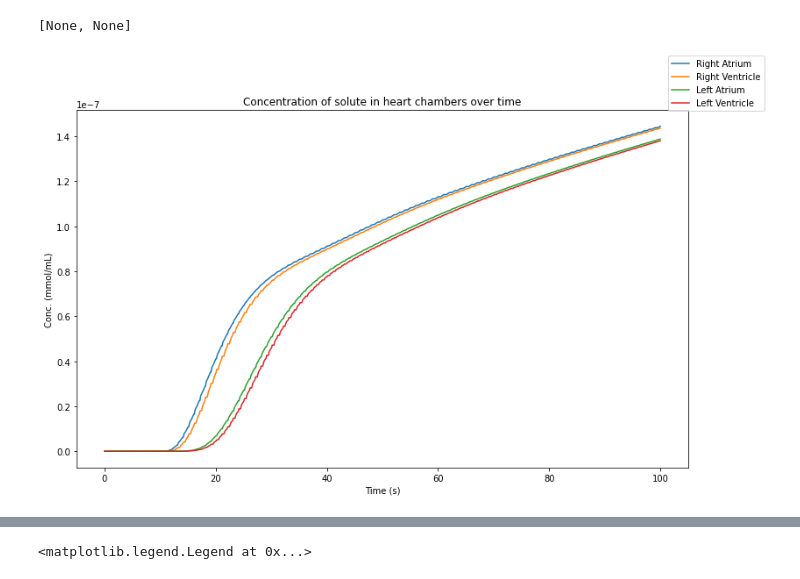
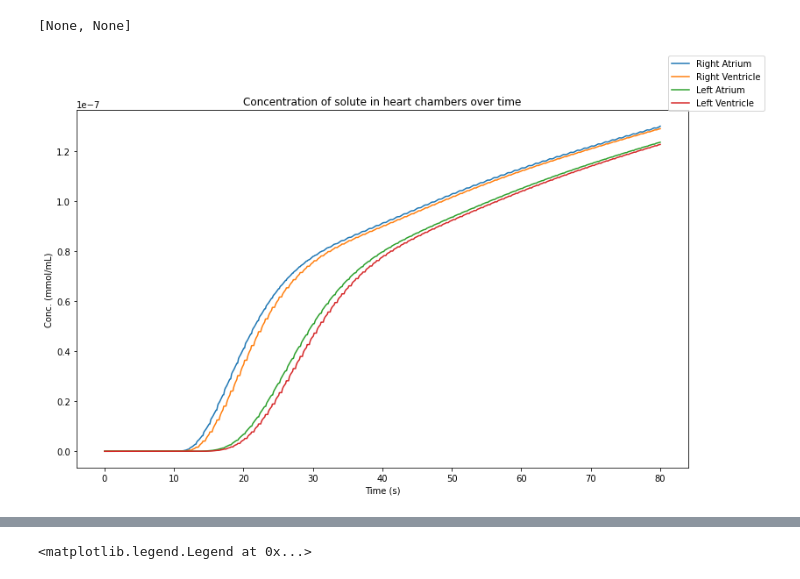
Before and after one commit to thking03/LPModel, a Jupyter notebook: lpm_test.ipynb, the cells around one changed output, grey strips where cells are left out. Drawn from its saved outputs; the diff is of its cells as text; code cells hidden in the pictures.

```diff
--- a/lpm_test.ipynb
+++ b/lpm_test.ipynb
@@ -47,8 +47,8 @@ basic_circ_model.add_unit(LPunit(24, 1, C=1, links=[[12,14,17,20,23],[0]], ics=[
 basic_circ_model.units[24].assign_nonlinear("C", pv_vena)
 basic_circ_model.units[24].assign_nonlinear("R", rv_vena)
 # %%
-dt = .0001
-T = 300
+dt = .001
+T = 1000
 total_test = basic_circ_model.solve_model(dt, T)
 # %%
 fig, ax = plt.subplots(1,1)
@@ -120,15 +101,15 @@ fig.set(figheight=7.5, figwidth=12.5)
 concentrations = basic_circ_model.get_conc()
 # %%
 fig, ax = plt.subplots(1,1)
-ax.plot(np.linspace(0, T, int(T/dt)+1)[int(0/dt):int(100/dt)], concentrations[0][int(0/dt):int(100/dt)], label="Right Atrium")
-ax.plot(np.linspace(0, T, int(T/dt)+1)[int(0/dt):int(100/dt)], concentrations[1][int(0/dt):int(100/dt)], label="Right Ventricle")
-ax.plot(np.linspace(0, T, int(T/dt)+1)[int(0/dt):int(100/dt)], concentrations[8][int(0/dt):int(100/dt)], label="Left Atrium")
-ax.plot(np.linspace(0, T, int(T/dt)+1)[int(0/dt):int(100/dt)], concentrations[9][int(0/dt):int(100/dt)], label="Left Ventricle")
+ax.plot(np.linspace(0, T, int(T/dt)+1)[int(0/dt):int(80/dt)], concentrations[0][int(0/dt):int(80/dt)], label="Right Atrium")
+ax.plot(np.linspace(0, T, int(T/dt)+1)[int(0/dt):int(80/dt)], concentrations[1][int(0/dt):int(80/dt)], label="Right Ventricle")
+ax.plot(np.linspace(0, T, int(T/dt)+1)[int(0/dt):int(80/dt)], concentrations[8][int(0/dt):int(80/dt)], label="Left Atrium")
+ax.plot(np.linspace(0, T, int(T/dt)+1)[int(0/dt):int(80/dt)], concentrations[9][int(0/dt):int(80/dt)], label="Left Ventricle")
 ax.set(xlabel="Time (s)", ylabel="Conc. (mmol/mL)", title="Concentration of solute in heart chambers over time")
 fig.legend()
 fig.set(figheight=7.5, figwidth=12.5)
 # %% [output]
 [None, None]
-[figure, old version]
+[figure, new version]
 # %%
 fig, ax = plt.subplots(1,1)
```
Also changed, not shown: parts of 12 cells of this notebook, 2 other files.
